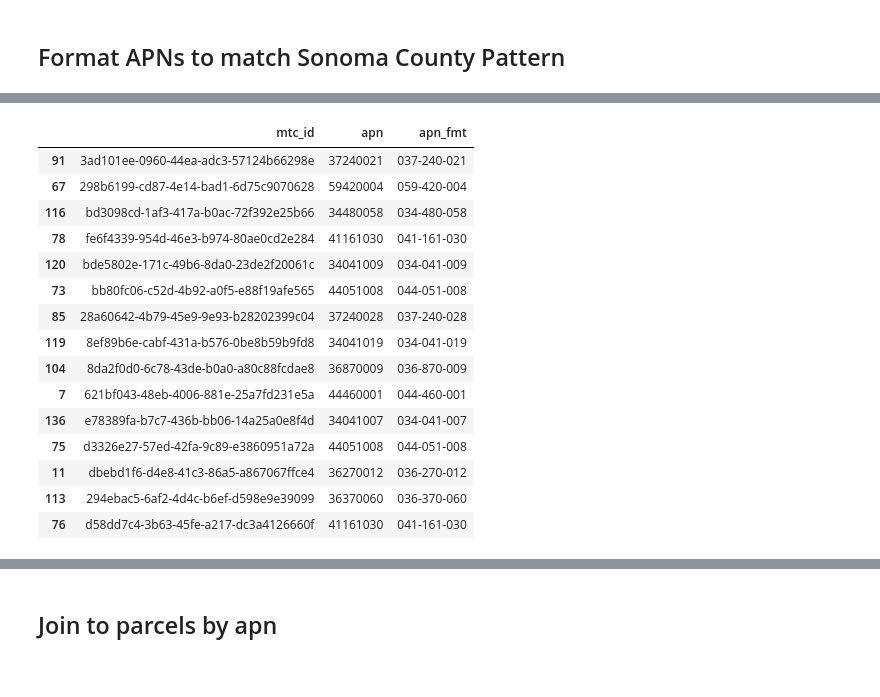
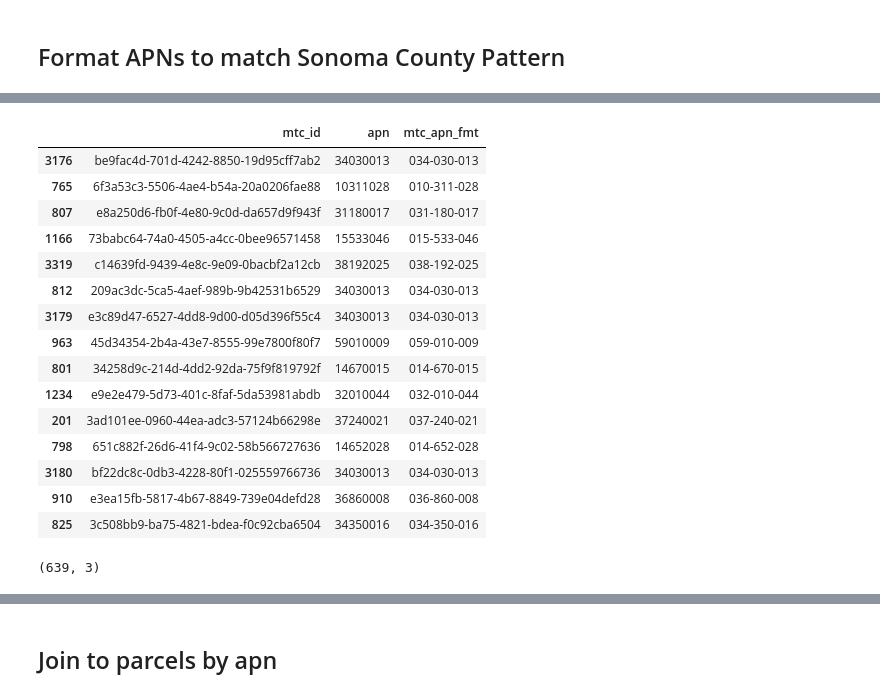
Before and after one commit to BayAreaMetro/MTCDataModel, a Jupyter notebook: Project-Documentation/hcd/HCD Annual Progress Report APN Match Sonoma County.ipynb, the cells around one changed output, grey strips where cells are left out. Saved outputs shown, nothing was run; the diff lists cells and outputs as text; code cells hidden in the pictures.

```diff
--- a/Project-Documentation/hcd/HCD Annual Progress Report APN Match Sonoma County.ipynb
+++ b/Project-Documentation/hcd/HCD Annual Progress Report APN Match Sonoma County.ipynb
@@ -158,6 +47,7 @@ took 55.6488 seconds
 # %%
 #Pull un-geocoded sonoma projects from Socrata
-query_args = {'where': "cnty_name = 'SONOMA' and mtc_mapped = False"}
+apr_id = 'briv-ikjp'
+query_args = {'where': "cnty_name = 'SONOMA'"}
 # %%
 sonoma_projects = pull_df_from_socrata(apr_id,query_args=query_args)
 # %% [output]
@@ -210,4 +92,4 @@ sonoma_apn_reg['apn_fmt'] = sonoma_apn_reg['apn'].str.extract(regex_ctny_extract
 # %%
 #update the main dataframe with updated values
-sonoma_projects['apn_fmt'].update(sonoma_apn_reg['apn_fmt'])
+sonoma_projects['mtc_apn_fmt'].update(sonoma_apn_reg['apn_fmt'])
 # %%
@@ -259,23 +129,23 @@ sonoma_apn_eight_dig['apn_fmt'] = (sonoma_apn_eight_dig['apn_fmt'].str[0:3] +
                                  sonoma_apn_eight_dig['apn_fmt'].str[6:])
 # %%
 #Update original dataframe apn_fmt column with correctly formatted apn
-sonoma_projects['apn_fmt'].update(sonoma_apn_eight_dig['apn_fmt'])
+sonoma_projects['mtc_apn_fmt'].update(sonoma_apn_eight_dig['apn_fmt'])
 # %%
-sonoma_projects[['mtc_id','apn','apn_fmt']][sonoma_projects['apn'].str.len() == 8].sample(n=15)
+sonoma_projects[['mtc_id','apn','mtc_apn_fmt']][sonoma_projects['apn'].str.len() == 8].sample(n=15)
 # %% [output]
-|  | mtc_id | apn | apn_fmt |
-| 91 | 3ad101ee-0960-44ea-adc3-57124b66298e | 37240021 | 037-240-021 |
-| 67 | 298b6199-cd87-4e14-bad1-6d75c9070628 | 59420004 | 059-420-004 |
-| 116 | bd3098cd-1af3-417a-b0ac-72f392e25b66 | 34480058 | 034-480-058 |
-| 78 | fe6f4339-954d-46e3-b974-80ae0cd2e284 | 41161030 | 041-161-030 |
-| 120 | bde5802e-171c-49b6-8da0-23de2f20061c | 34041009 | 034-041-009 |
-| 73 | bb80fc06-c52d-4b92-a0f5-e88f19afe565 | 44051008 | 044-051-008 |
-| 85 | 28a60642-4b79-45e9-9e93-b28202399c04 | 37240028 | 037-240-028 |
-| 119 | 8ef89b6e-cabf-431a-b576-0be8b59b9fd8 | 34041019 | 034-041-019 |
-| 104 | 8da2f0d0-6c78-43de-b0a0-a80c88fcdae8 | 36870009 | 036-870-009 |
-| 7 | 621bf043-48eb-4006-881e-25a7fd231e5a | 44460001 | 044-460-001 |
-| 136 | e78389fa-b7c7-436b-bb06-14a25a0e8f4d | 34041007 | 034-041-007 |
-| 75 | d3326e27-57ed-42fa-9c89-e3860951a72a | 44051008 | 044-051-008 |
-| 11 | dbebd1f6-d4e8-41c3-86a5-a867067ffce4 | 36270012 | 036-270-012 |
-| 113 | 294ebac5-6af2-4d4c-b6ef-d598e9e39099 | 36370060 | 036-370-060 |
-| 76 | d58dd7c4-3b63-45fe-a217-dc3a4126660f | 41161030 | 041-161-030 |
+|  | mtc_id | apn | mtc_apn_fmt |
+| 3176 | be9fac4d-701d-4242-8850-19d95cff7ab2 | 34030013 | 034-030-013 |
+| 765 | 6f3a53c3-5506-4ae4-b54a-20a0206fae88 | 10311028 | 010-311-028 |
+| 807 | e8a250d6-fb0f-4e80-9c0d-da657d9f943f | 31180017 | 031-180-017 |
+| 1166 | 73babc64-74a0-4505-a4cc-0bee96571458 | 15533046 | 015-533-046 |
+| 3319 | c14639fd-9439-4e8c-9e09-0bacbf2a12cb | 38192025 | 038-192-025 |
+| 812 | 209ac3dc-5ca5-4aef-989b-9b42531b6529 | 34030013 | 034-030-013 |
+| 3179 | e3c89d47-6527-4dd8-9d00-d05d396f55c4 | 34030013 | 034-030-013 |
+| 963 | 45d34354-2b4a-43e7-8555-99e7800f80f7 | 59010009 | 059-010-009 |
+| 801 | 34258d9c-214d-4dd2-92da-75f9f819792f | 14670015 | 014-670-015 |
+| 1234 | e9e2e479-5d73-401c-8faf-5da53981abdb | 32010044 | 032-010-044 |
+| 201 | 3ad101ee-0960-44ea-adc3-57124b66298e | 37240021 | 037-240-021 |
+| 798 | 651c882f-26d6-41f4-9c02-58b566727636 | 14652028 | 014-652-028 |
+| 3180 | bf22dc8c-0db3-4228-80f1-025559766736 | 34030013 | 034-030-013 |
+| 910 | e3ea15fb-5817-4b67-8849-739e04defd28 | 36860008 | 036-860-008 |
+| 825 | 3c508bb9-ba75-4821-bdea-f0c92cba6504 | 34350016 | 034-350-016 |
@@ -283,0 +157,4 @@ sonoma_apn_nine_dig = sonoma_projects[['mtc_id','apn','apn_fmt']][sonoma_project
+# %%
+sonoma_apn_nine_dig.shape
+# %% [output]
+(639, 3)
```
Also changed, not shown: parts of 54 cells of this notebook.
